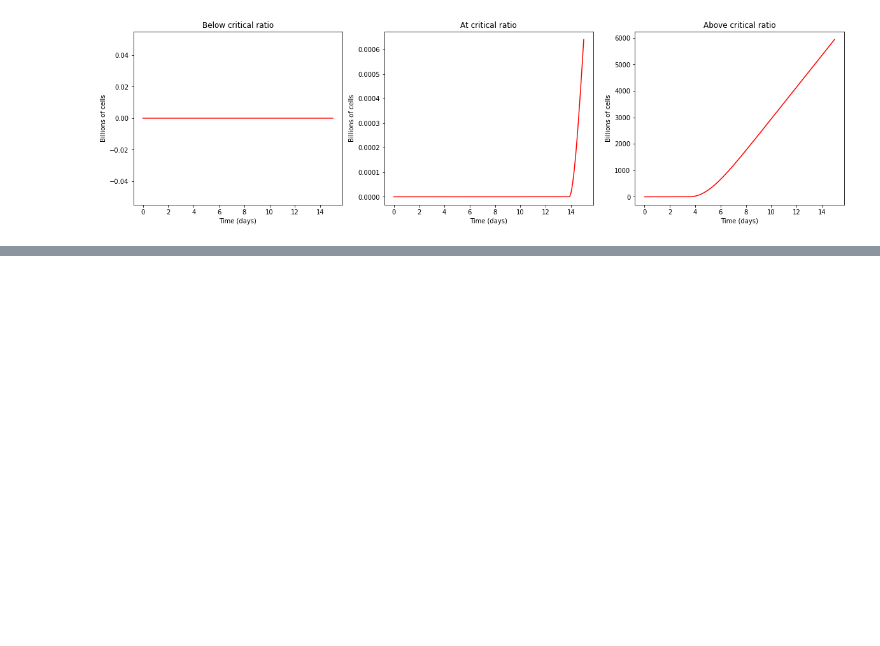
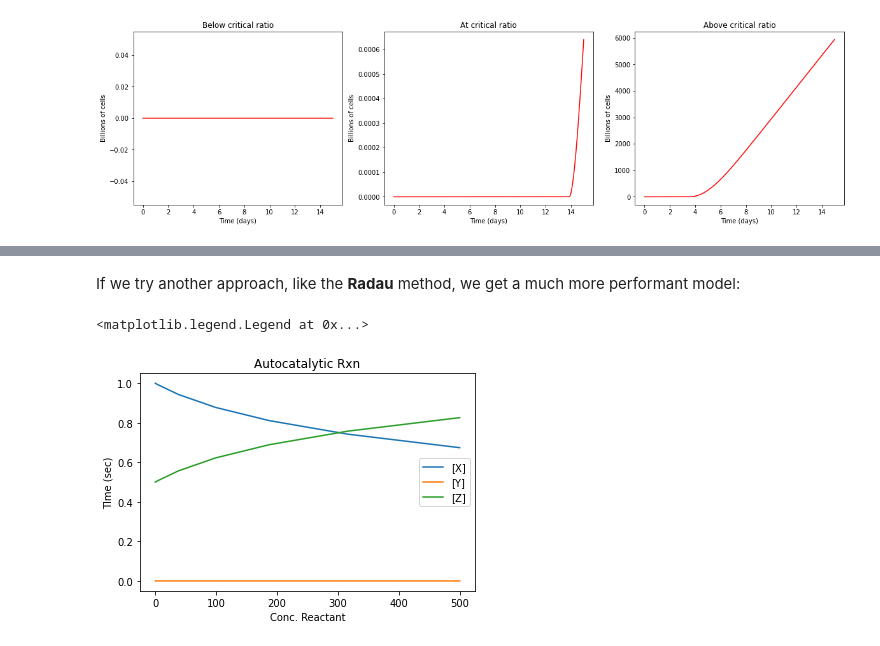
Before and after one commit to nleroy917/bme6310, a Jupyter notebook: hw04/hw04.ipynb, the cells around one changed output, grey strips where cells are left out. Saved outputs shown, nothing was run; the diff lists cells and outputs as text; code cells hidden in the pictures; blank space fills up the shorter version.

```diff
--- a/hw04/hw04.ipynb
+++ b/hw04/hw04.ipynb
@@ -288,0 +371,20 @@ Text(0, 0.5, 'Billions of cells')
+# %% [markdown]
+If we try another approach, like the **Radau** method, we get a much more performant model:
+# %%
+res_rad = solve_ivp(
+    chem_rxn,
+    t_span=(t0, tf),
+    y0=[x0, y0, z0],
+    method='Radau',
+)
+
+plt.plot(res_rad.t, res_rad.y[0])
+plt.plot(res_rad.t, res_rad.y[1])
+plt.plot(res_rad.t, res_rad.y[2])
+plt.title("Autocatalytic Rxn")
+plt.xlabel("Conc. Reactant")
+plt.ylabel("TIme (sec)")
+plt.legend(['[X]', '[Y]', '[Z]'])
+# %% [output]
+<matplotlib.legend.Legend at 0x...>
+[figure, added]
```
Also changed, not shown: parts of 17 cells of this notebook, 10 other files.
